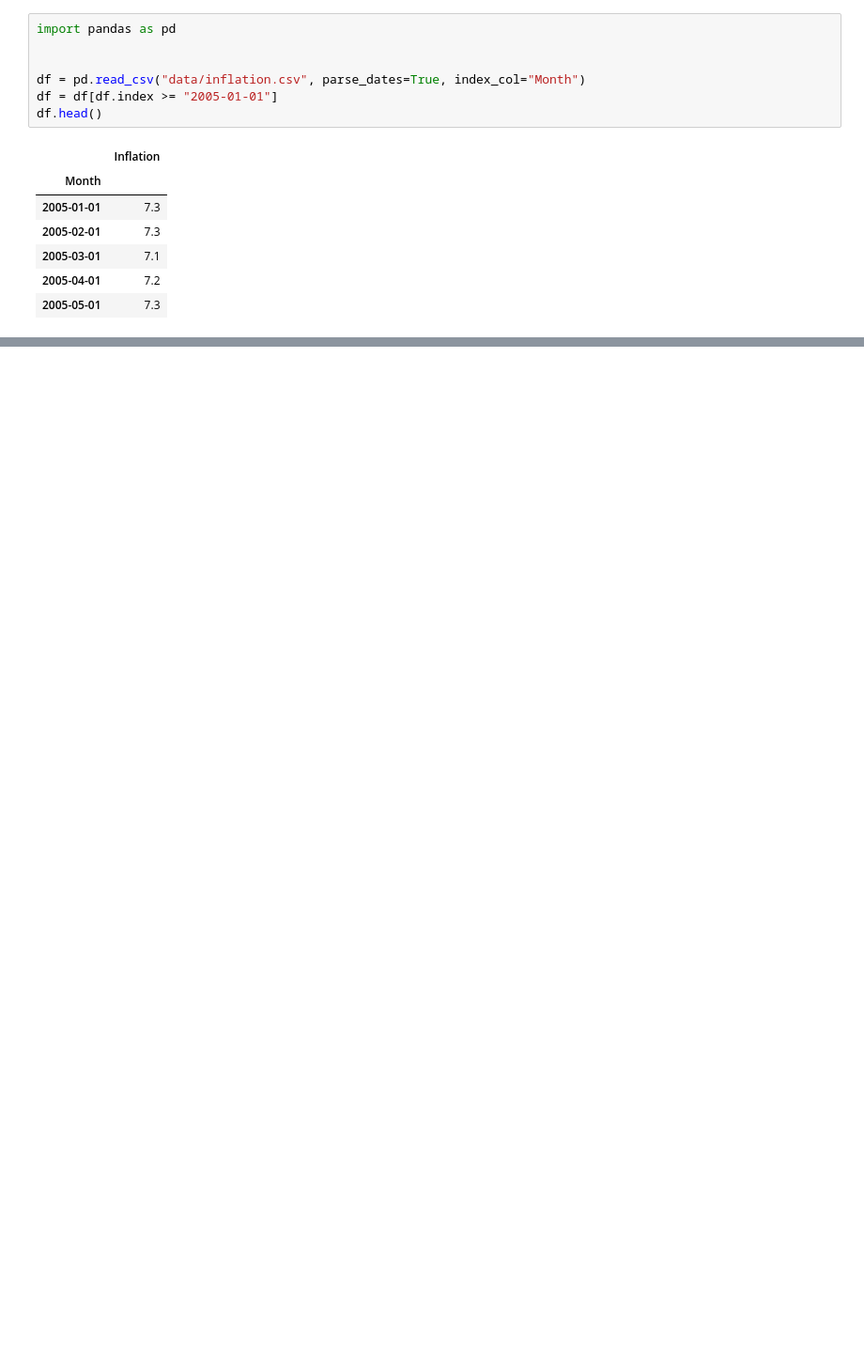
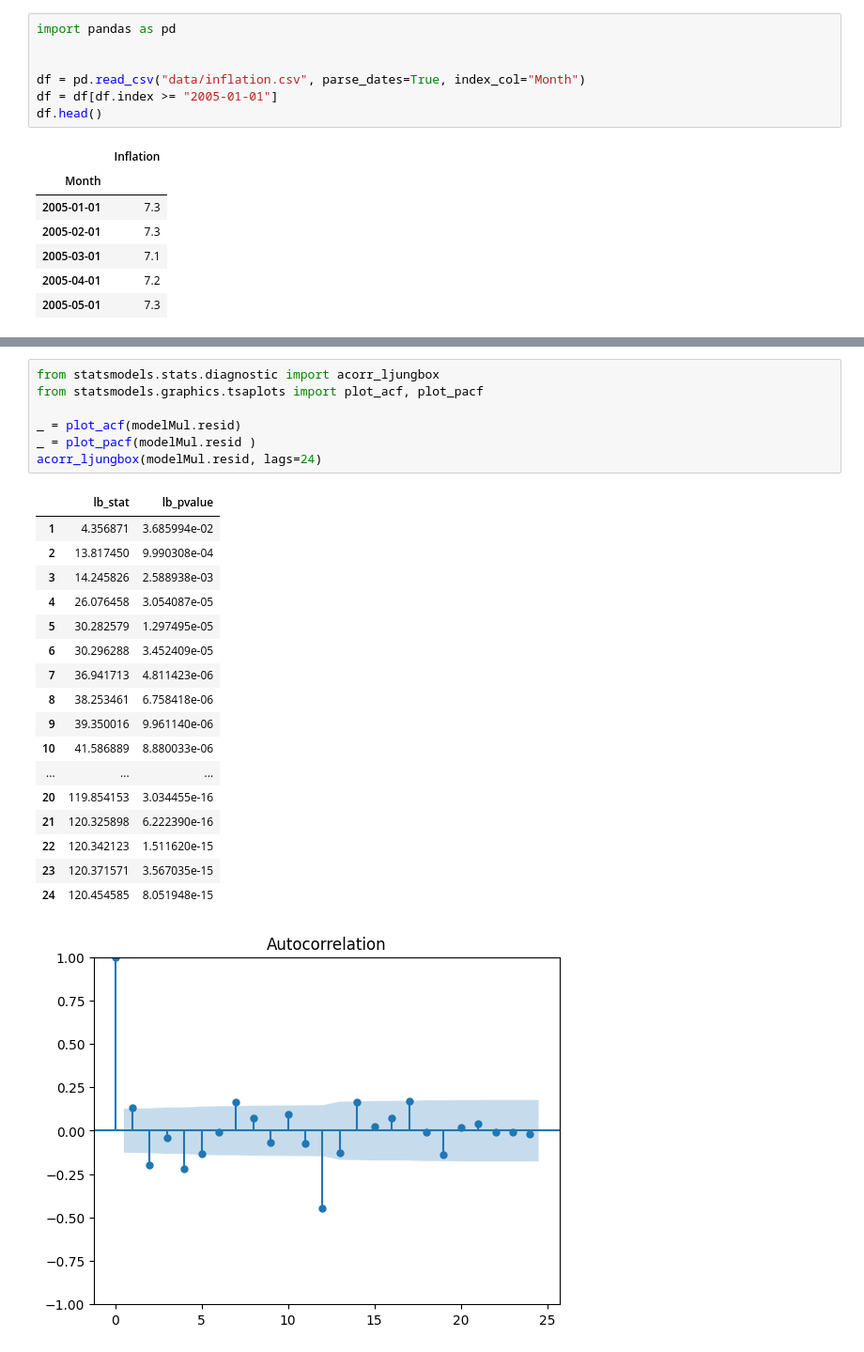
Before and after one commit to niceWizzard/mathmod_proj, a Jupyter notebook: inflation_holtwinter.ipynb, the cells around one changed output, grey strips where cells are left out. Shown: that part at 94% size. Cells and saved outputs as stored; diff of their text form; blank space fills up the shorter version.

```diff
--- a/inflation_holtwinter.ipynb
+++ b/inflation_holtwinter.ipynb
@@ -68,0 +88,26 @@ plt.show()
+# %%
+from statsmodels.stats.diagnostic import acorr_ljungbox
+from statsmodels.graphics.tsaplots import plot_acf, plot_pacf
+
+_ = plot_acf(modelMul.resid)
+_ = plot_pacf(modelMul.resid )
+acorr_ljungbox(modelMul.resid, lags=24)
+# %% [output]
+|  | lb_stat | lb_pvalue |
+| 1 | 4.356871 | 3.685994e-02 |
+| 2 | 13.817450 | 9.990308e-04 |
+| 3 | 14.245826 | 2.588938e-03 |
+| 4 | 26.076458 | 3.054087e-05 |
+| 5 | 30.282579 | 1.297495e-05 |
+| 6 | 30.296288 | 3.452409e-05 |
+| 7 | 36.941713 | 4.811423e-06 |
+| 8 | 38.253461 | 6.758418e-06 |
+| 9 | 39.350016 | 9.961140e-06 |
+| 10 | 41.586889 | 8.880033e-06 |
+| ... | ... | ... |
+| 20 | 119.854153 | 3.034455e-16 |
+| 21 | 120.325898 | 6.222390e-16 |
+| 22 | 120.342123 | 1.511620e-15 |
+| 23 | 120.371571 | 3.567035e-15 |
+| 24 | 120.454585 | 8.051948e-15 |
+[figure, added]
```
Also changed, not shown: parts of 3 cells of this notebook, 2 other files.
